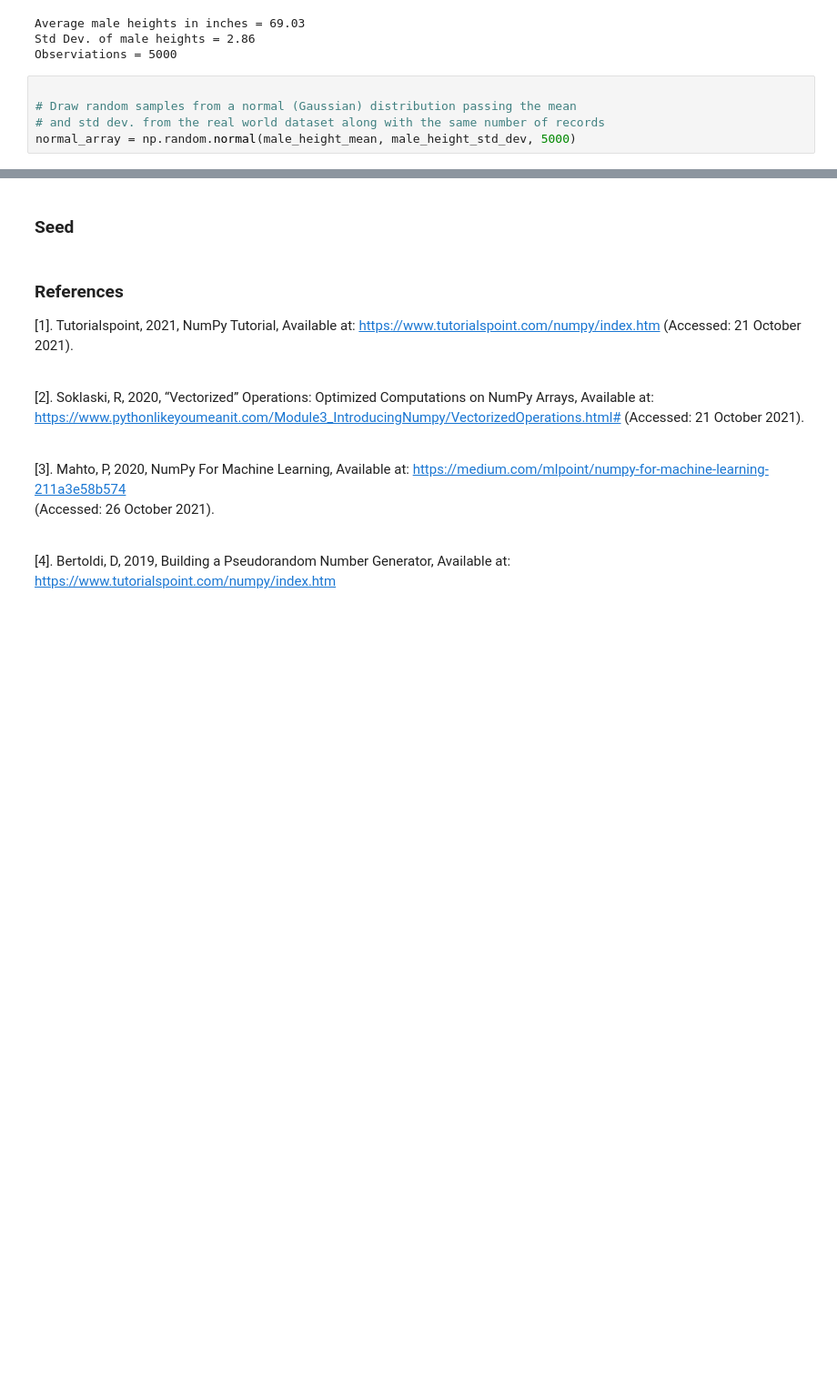
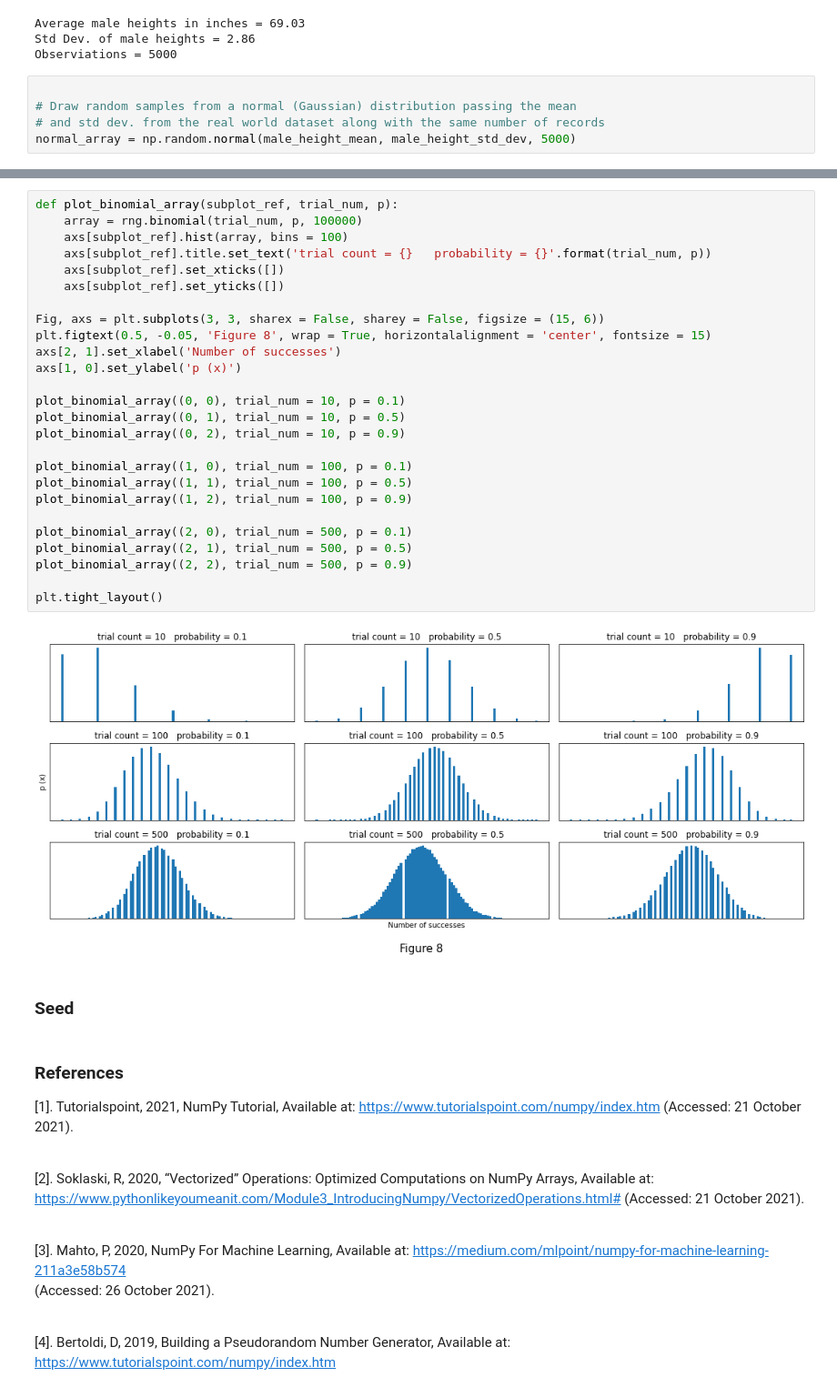
Before and after one commit to CiaranMoran27/numpy.random, a Jupyter notebook: numpy-random.ipynb, the cells around one changed output, grey strips where cells are left out. Shown at 91% size. Saved outputs shown, nothing was run; the diff lists cells and outputs as text; blank space fills up the shorter version.

Commit message:
Added Binomial dist: Function Usage and Distribution Description added

```diff
--- a/numpy-random.ipynb
+++ b/numpy-random.ipynb
@@ -451,3 +472,31 @@ print('\n{}Both plots show skew & kurtosis values close to zero showing how\n\
+# %%
+def plot_binomial_array(subplot_ref, trial_num, p):
+    array = rng.binomial(trial_num, p, 100000)
+    axs[subplot_ref].hist(array, bins = 100)
+    axs[subplot_ref].title.set_text('trial count = {}   probability = {}'.format(trial_num, p))
+    axs[subplot_ref].set_xticks([])
+    axs[subplot_ref].set_yticks([])
+
+Fig, axs = plt.subplots(3, 3, sharex = False, sharey = False, figsize = (15, 6))
+plt.figtext(0.5, -0.05, 'Figure 8', wrap = True, horizontalalignment = 'center', fontsize = 15)
+axs[2, 1].set_xlabel('Number of successes')
+axs[1, 0].set_ylabel('p (x)')
+
+plot_binomial_array((0, 0), trial_num = 10, p = 0.1)
+plot_binomial_array((0, 1), trial_num = 10, p = 0.5)
+plot_binomial_array((0, 2), trial_num = 10, p = 0.9)
+
+plot_binomial_array((1, 0), trial_num = 100, p = 0.1)
+plot_binomial_array((1, 1), trial_num = 100, p = 0.5)
+plot_binomial_array((1, 2), trial_num = 100, p = 0.9)
+
+plot_binomial_array((2, 0), trial_num = 500, p = 0.1)
+plot_binomial_array((2, 1), trial_num = 500, p = 0.5)
+plot_binomial_array((2, 2), trial_num = 500, p = 0.9)
+
+plt.tight_layout()
+# %% [output]
+[figure, added]
 # %% [markdown]
 ### Seed
 # %% [markdown]
```
Also changed, not shown: parts of 10 cells of this notebook.
